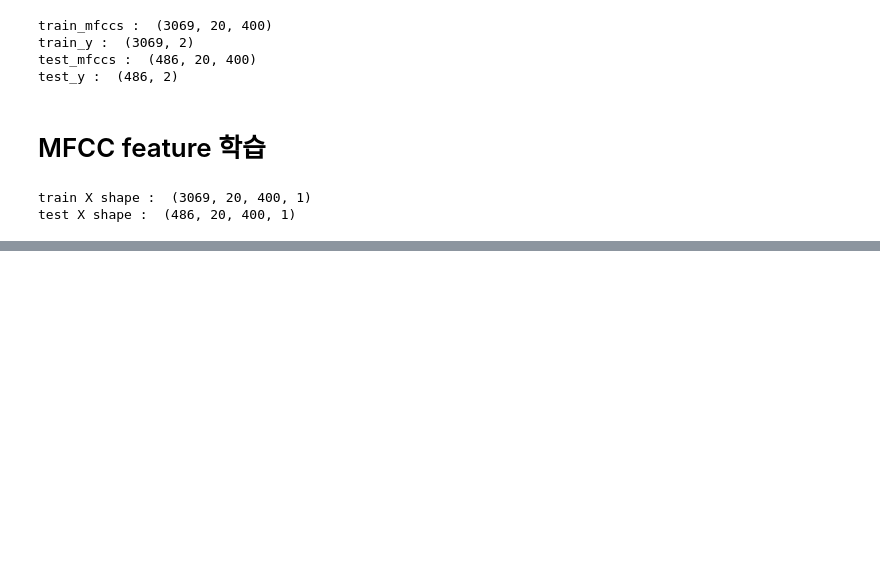
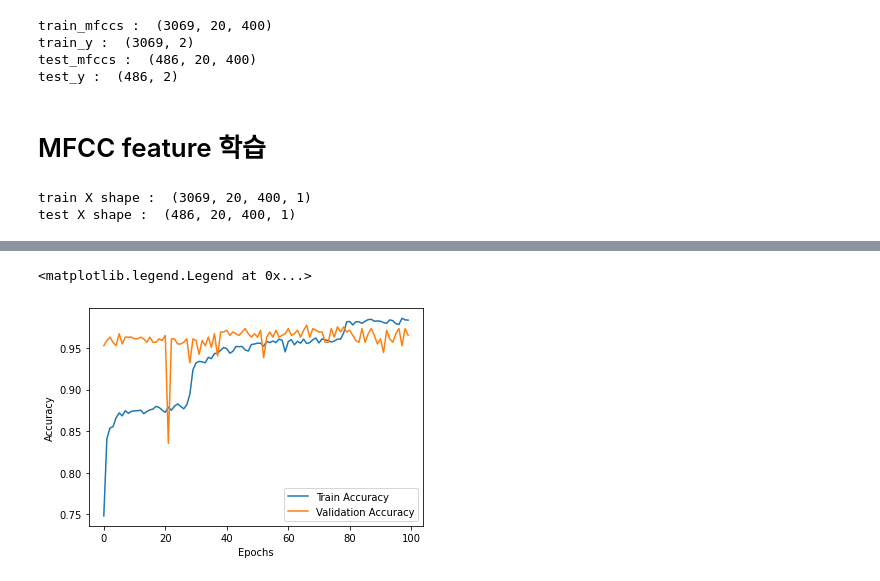
Before and after one commit to greenday1234/AI, a Jupyter notebook: AudioPreprocessing.ipynb, the cells around one changed output, grey strips where cells are left out. Cells and saved outputs as stored; diff of their text form; code cells hidden in the pictures; blank space fills up the shorter version.

```diff
--- a/AudioPreprocessing.ipynb
+++ b/AudioPreprocessing.ipynb
@@ -119,15 +114,10 @@ for filename in os.listdir(DATA_DIR_TEST + "test_scream/"):
 
         wav, sr = librosa.load(DATA_DIR_TEST + "test_scream/" + filename, sr=16000)
 
-        input_nfft = int(round(sr*frame_length))
-        input_stride = int(round(sr*frame_stride))
-
         mfcc = librosa.feature.mfcc(y=wav, sr=sr)
         #mfcc = sklearn.preprocessing.scale(mfcc, axis=1)
         padded_mfcc = pad2d(mfcc, 400)
 
-
-        # test scream dataset 에 추가
         test_dataset.append((padded_mfcc, 0))
     except Exception as e:
         print(filename, e)
@@ -142,14 +132,10 @@ for filename in os.listdir(DATA_DIR_TEST + "test_non_scream/"):
 
         wav, sr = librosa.load(DATA_DIR_TEST + "test_non_scream/" + filename, sr=16000)
 
-        input_nfft = int(round(sr*frame_length))
-        input_stride = int(round(sr*frame_stride))
-
         mfcc = librosa.feature.mfcc(y=wav, sr=sr)
         #mfcc = sklearn.preprocessing.scale(mfcc, axis=1)
         padded_mfcc = pad2d(mfcc, 400)
 
-        # test non_scream dataset 에 추가
         test_dataset.append((padded_mfcc, 1))
     except Exception as e:
         print(filename, e)
@@ -197,14 +183,17 @@ ip = Input(shape=train_X_ex[0].shape)
 m = Conv2D(32, kernel_size=(4,4), activation='relu')(ip)
 #m = BatchNormalization()(m)
 m = MaxPooling2D(pool_size=(4,4))(m)
+m = Dropout(0.25)(m)
 
 m = Conv2D(32*2, kernel_size=(4,4), activation='relu')(ip)
 #m = BatchNormalization()(m)
 m = MaxPooling2D(pool_size=(4,4))(m)
+m = Dropout(0.25)(m)
 
 m = Conv2D(32*3, kernel_size=(4,4), activation='relu')(ip)
 #m = BatchNormalization()(m)
 m = MaxPooling2D(pool_size=(4,4))(m)
+m = Dropout(0.25)(m)
 
 m = Flatten()(m)
 
@@ -290,0 +257,9 @@ librosa.display.specshow(padded_mfcc, sr=16000, x_axis='time')
+# %%
+plt.plot(history.history['accuracy'], label='Train Accuracy')
+plt.plot(history.history['val_accuracy'], label='Validation Accuracy')
+plt.xlabel('Epochs')
+plt.ylabel('Accuracy')
+plt.legend()
+# %% [output]
+<matplotlib.legend.Legend at 0x...>
+[figure, added]
```
Also changed, not shown: parts of 5 cells of this notebook.
